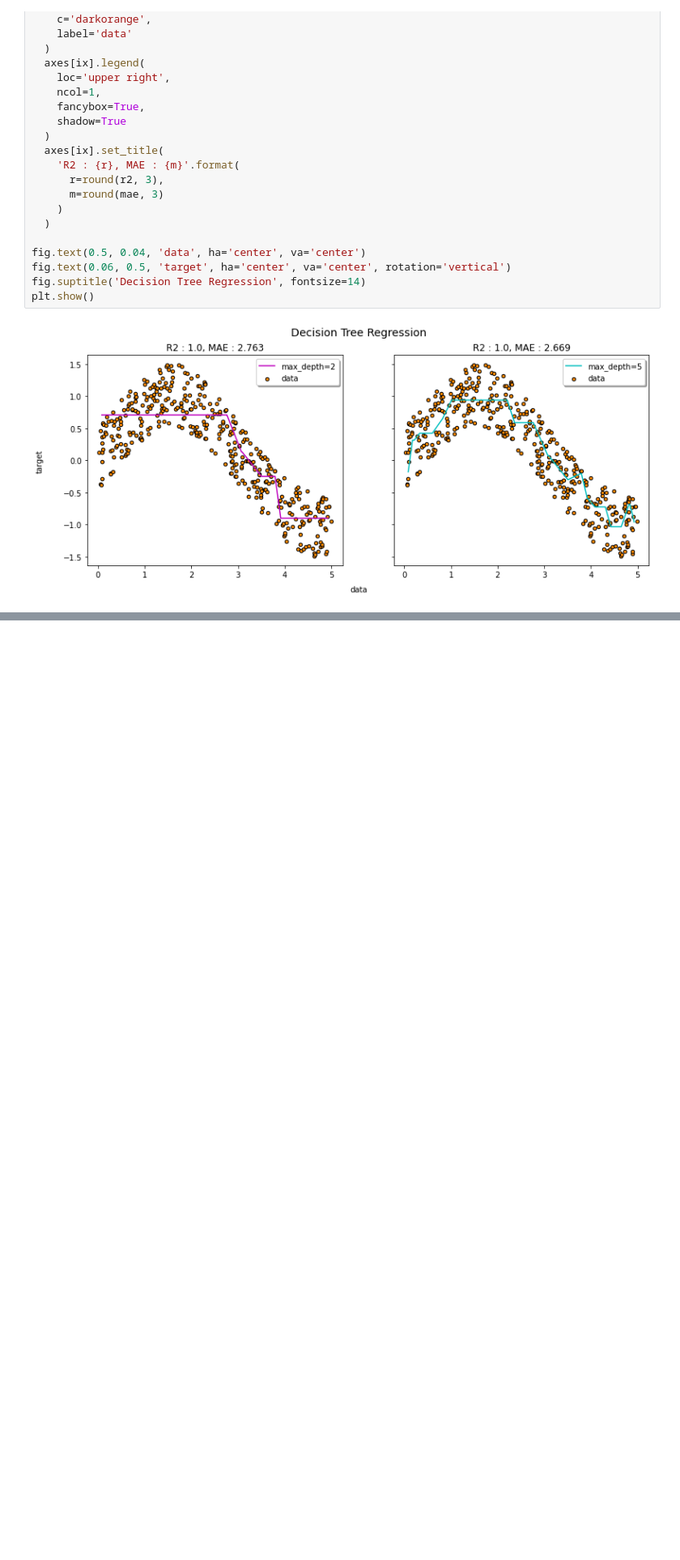
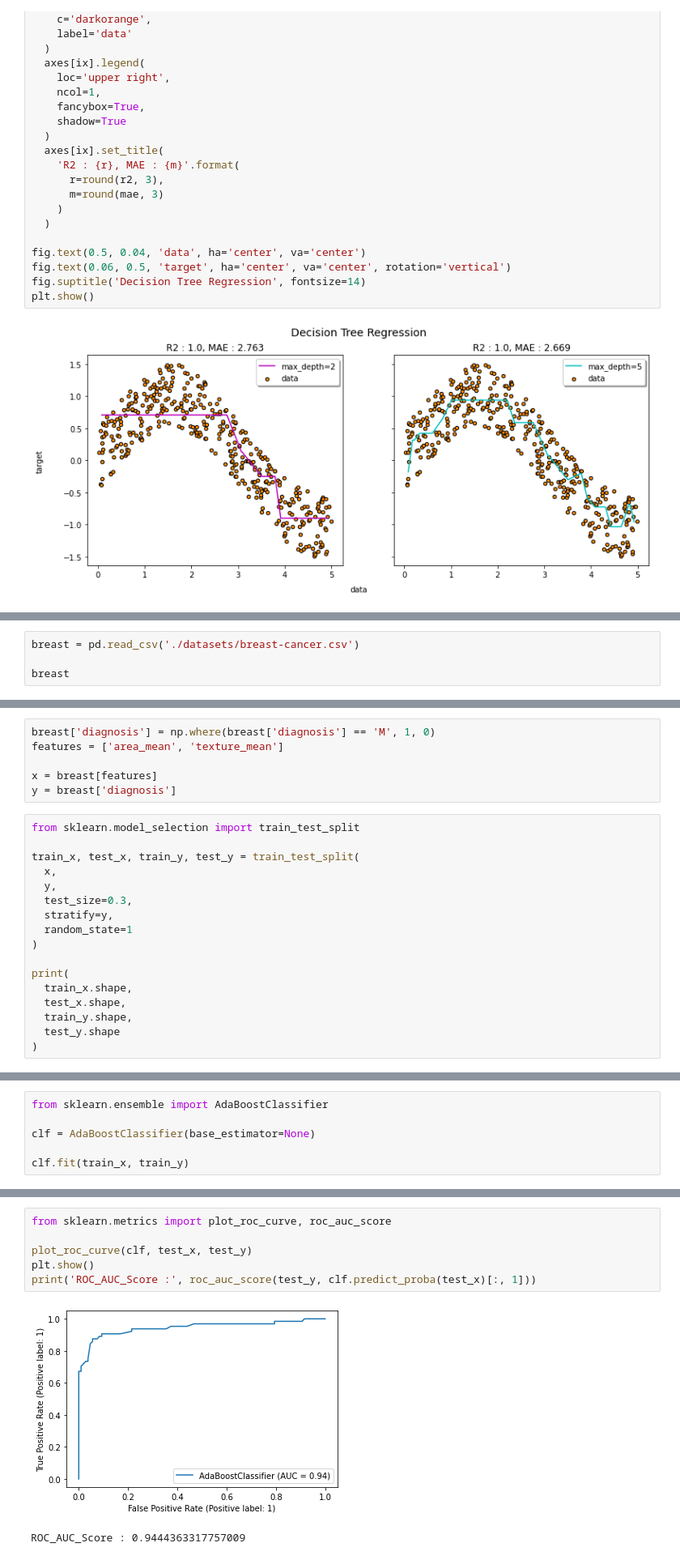
Before and after one commit to Bob-Cheol/bobtory, a Jupyter notebook: study/BigDataAnalyst/6. 머신러닝 - 지도학습.ipynb, the cells around one changed output, grey strips where cells are left out. Shown at 81% size. Cells and saved outputs as stored; diff of their text form; blank space fills up the shorter version.

```diff
--- a/study/BigDataAnalyst/6. 머신러닝 - 지도학습.ipynb
+++ b/study/BigDataAnalyst/6. 머신러닝 - 지도학습.ipynb
@@ -2556,0 +2835,4 @@ plt.show()
+# %%
+breast = pd.read_csv('./datasets/breast-cancer.csv')
+
+breast
@@ -2556,0 +2853,23 @@ plt.show()
+# %%
+breast['diagnosis'] = np.where(breast['diagnosis'] == 'M', 1, 0)
+features = ['area_mean', 'texture_mean']
+
+x = breast[features]
+y = breast['diagnosis']
+# %%
+from sklearn.model_selection import train_test_split
+
+train_x, test_x, train_y, test_y = train_test_split(
+  x,
+  y,
+  test_size=0.3,
+  stratify=y,
+  random_state=1
+)
+
+print(
+  train_x.shape,
+  test_x.shape,
+  train_y.shape,
+  test_y.shape
+)
@@ -2556,0 +2878,6 @@ plt.show()
+# %%
+from sklearn.ensemble import AdaBoostClassifier
+
+clf = AdaBoostClassifier(base_estimator=None)
+
+clf.fit(train_x, train_y)
@@ -2556,0 +2915,9 @@ plt.show()
+# %%
+from sklearn.metrics import plot_roc_curve, roc_auc_score
+
+plot_roc_curve(clf, test_x, test_y)
+plt.show()
+print('ROC_AUC_Score :', roc_auc_score(test_y, clf.predict_proba(test_x)[:, 1]))
+# %% [output]
+[figure, added]
+ROC_AUC_Score : 0.9444363317757009
```
Also changed, not shown: parts of 50 cells of this notebook, 2 other files.
